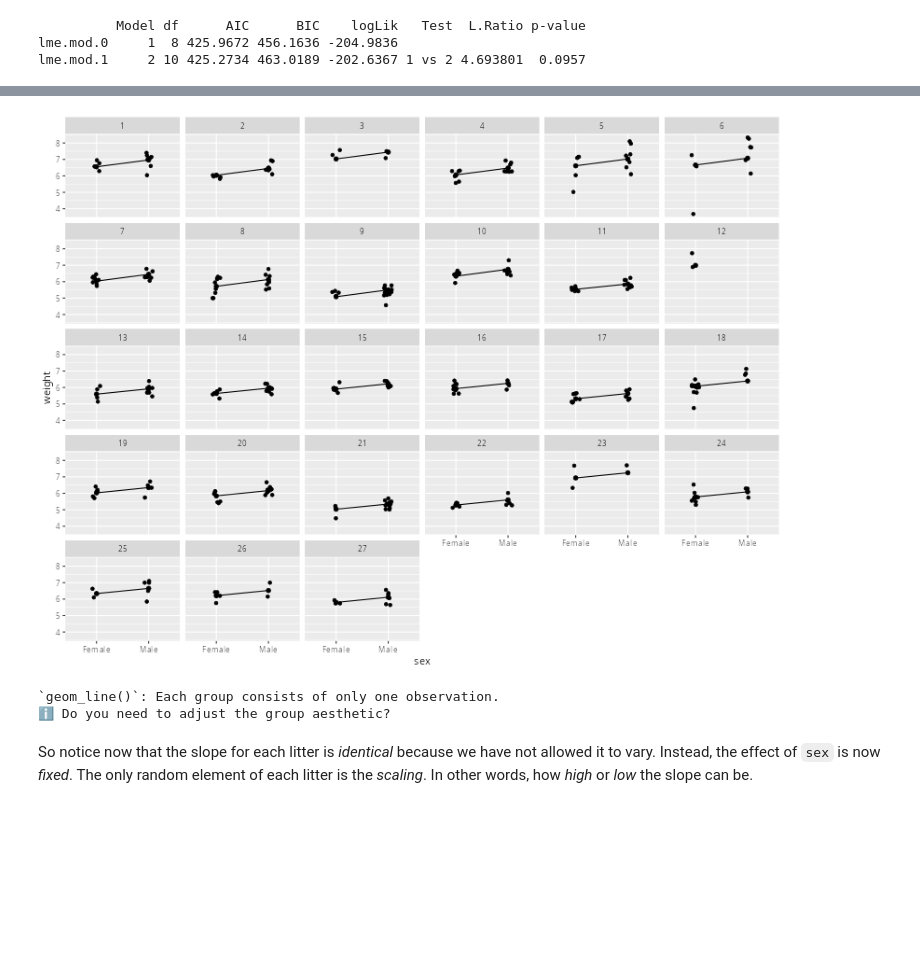
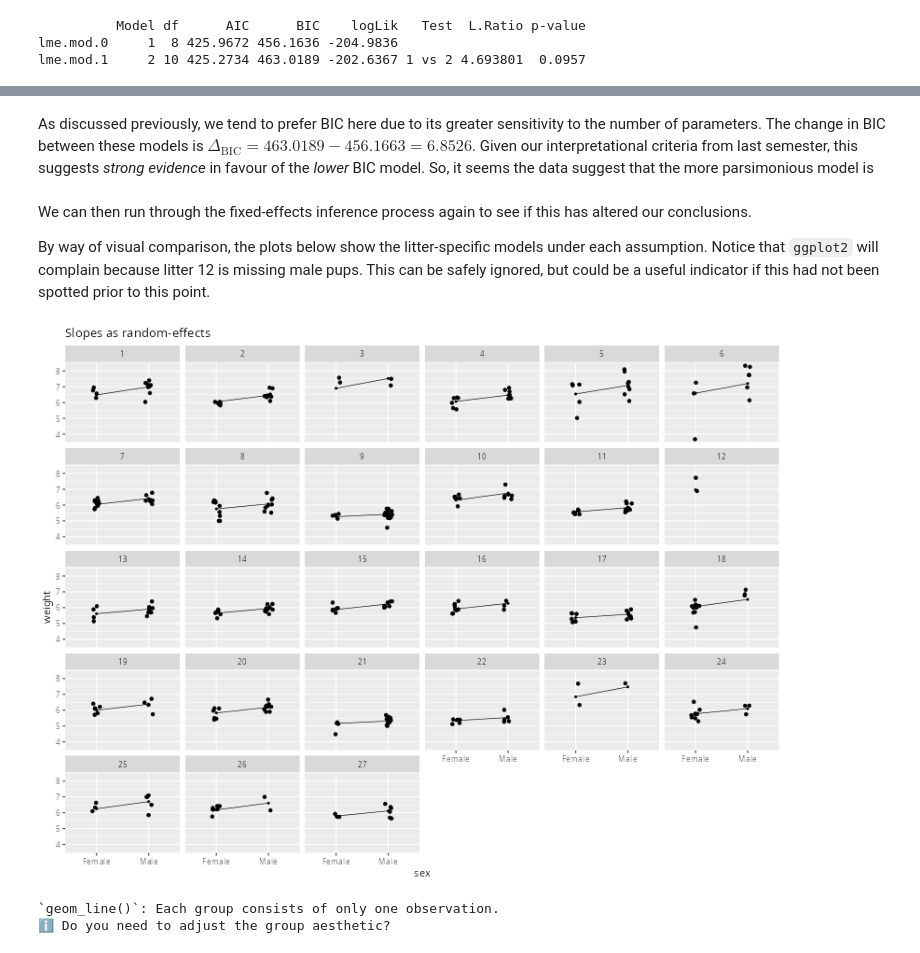
Before and after one commit to PCHN63112-Mixed-Models/mixed-effects-advanced, a Jupyter notebook: 7.example-in-R.ipynb, the cells around one changed output, grey strips where cells are left out. Cells and saved outputs as stored; diff of their text form; code cells hidden in the pictures; blank space fills up the shorter version.

```diff
--- a/7.example-in-R.ipynb
+++ b/7.example-in-R.ipynb
@@ -105,7 +105,8 @@ library(nlme)
 
 lme.ratpup <- lme(fixed  = weight ~ 1 + treatment + sex + sex:treatment, # fixed-effects
                   random =        ~ 1 + sex|litter,                      # random-effects
-                  data   = ratpup)
+                  data   = ratpup
+)
 # %% [markdown]
 As usual, we can call `summary()` on the returned object to see the results of the model estimation, as well as the inferential tests on the coefficients.
 # %%
@@ -192,0 +233,7 @@ Recall from earlier that litter 12 had *no* male pups. Despite this, there is st
+# %%
+mod.uncorr <- lme(fixed  =  weight ~ sex*treatment,
+                  random = list(litter=pdDiag(~ 1 + sex)), # force correlation between random-effects to 0
+                  data   = ratpup
+)
+
+random.effects(mod.uncorr)[12,]
@@ -245,6 +328,6 @@ Here we can see how the size of each litter corresponds to the dimensions of its
 # %%
-lme.mod.0 <- lme(weight ~ treatment + sex + sex:treatment, random= ~       1|litter, data=ratpup, method='ML', control=lmeControl(opt='optim'))
-lme.mod.1 <- lme(weight ~ treatment + sex + sex:treatment, random= ~ 1 + sex|litter, data=ratpup, method='ML', control=lmeControl(opt='optim'))
+lme.mod.0 <- lme(weight ~ sex*treatment, random= ~       1|litter, data=ratpup, method='ML', control=lmeControl(opt='optim'))
+lme.mod.1 <- lme(weight ~ sex*treatment, random= ~ 1 + sex|litter, data=ratpup, method='ML', control=lmeControl(opt='optim'))
 
 anova(lme.mod.0,lme.mod.1)
 # %% [output]
@@ -280,20 +337,28 @@ ggplot(ratpup, aes(x = sex, y = weight)) +
+# %% [markdown]
+As discussed previously, we tend to prefer BIC here due to its greater sensitivity to the number of parameters. The change in BIC between these models is $\Delta_{\text{BIC}} = 463.0189 - 456.1663 = 6.8526$. Given our interpretational criteria from last semester, this suggests *strong evidence* in favour of the *lower* BIC model. So, it seems the data suggest that the more parsimonious model is
+# %%
+lme.ratpup <- lme(fixed  = weight ~ 1 + treatment + sex + sex:treatment, # fixed-effects
+                  random =        ~ 1|litter,                            # random-effects
+                  data   = ratpup
+)
+# %% [markdown]
+We can then run through the fixed-effects inference process again to see if this has altered our conclusions.
+
+By way of visual comparison, the plots below show the litter-specific models under each assumption. Notice that `ggplot2` will complain because litter 12 is missing male pups. This can be safely ignored, but could be a useful indicator if this had not been spotted prior to this point.
 # %%
-library(nlme)
 library(ggplot2)
 
-dat <- ratpup
-dat$fit_litter <- predict(lme.mod.0, level = 1)
+mod.1         <- lme(weight ~ sex*treatment, random= ~ 1 + sex|litter, data=ratpup)
+plot.data     <- ratpup
+plot.data$fit <- predict(mod.1, level=1)
 
-ggplot(dat, aes(x = sex, y = weight)) +
-  geom_point(position = position_jitter(width = 0.08, height = 0)) +
-  stat_summary(aes(y = fit_litter, group = litter),
-               fun = mean, geom = "line") +
-  stat_summary(aes(y = fit_litter, group = litter),
-               fun = mean, geom = "point", size = 2) +
-  facet_wrap(~ litter)
+ggplot(plot.data, aes(x=sex, y=weight)) +
+  geom_point(position=position_jitter(width=0.08, height=0)) +
+  stat_summary(aes(y=fit, group=litter), fun=mean, geom="line",  linewidth=0.3) +
+  stat_summary(aes(y=fit, group=litter), fun=mean, geom="point", size=0.8) +
+  facet_wrap(~ litter) +
+  labs(title='Slopes as random-effects')
 # %% [output]
-[figure, old version]
+[figure, new version]
 `geom_line()`: Each group consists of only one observation.
 ℹ Do you need to adjust the group aesthetic?
-# %% [markdown]
-So notice now that the slope for each litter is *identical* because we have not allowed it to vary. Instead, the effect of `sex` is now *fixed*. The only random element of each litter is the *scaling*. In other words, how *high* or *low* the slope can be.
```
Also changed, not shown: parts of 20 cells of this notebook, 44 other files.
